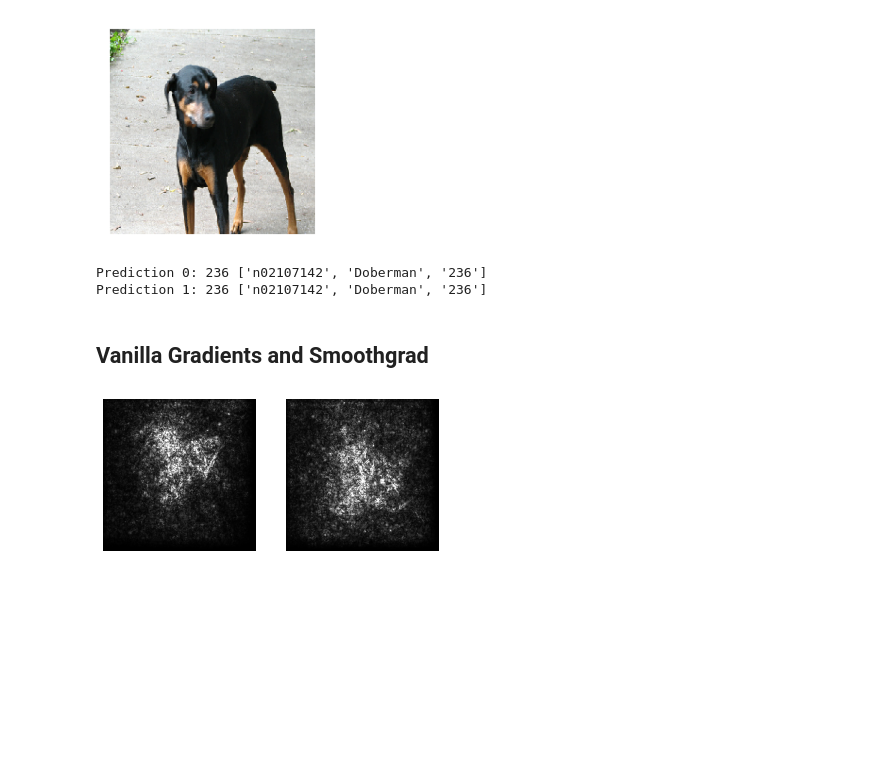
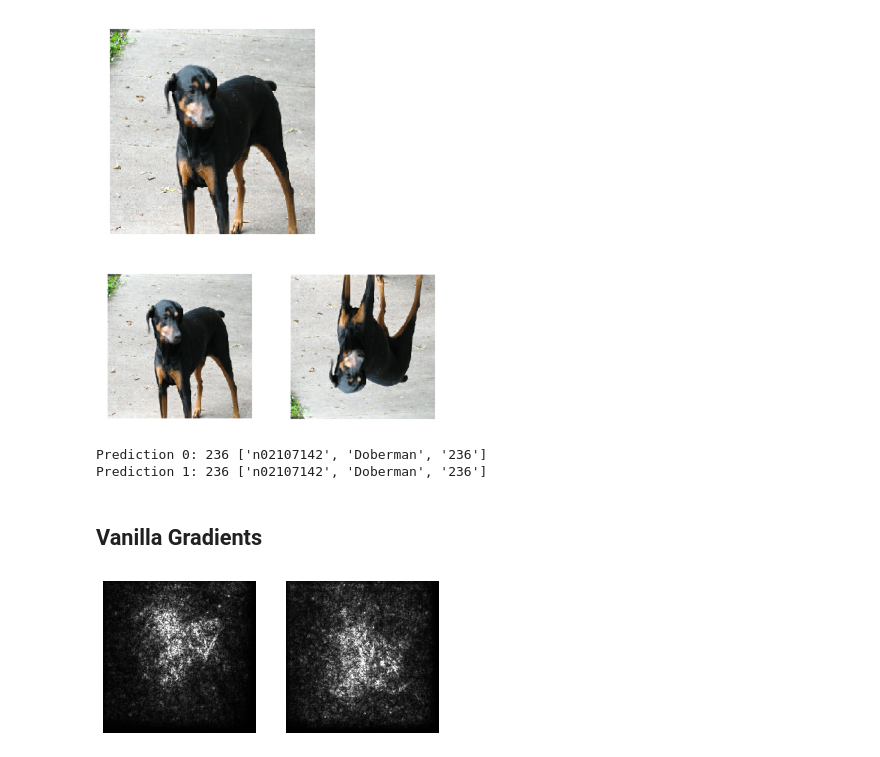
Before and after one commit to aboggust/interpretability-methods, a Jupyter notebook: examples/interpretability_examples.ipynb, the cells around one changed output. Drawn from its saved outputs; the diff is of its cells as text; code cells hidden in the pictures; blank space fills up the shorter version.

```diff
--- a/examples/interpretability_examples.ipynb
+++ b/examples/interpretability_examples.ipynb
@@ -38,18 +40,31 @@ def load_image(file_path):
     im = np.asarray(im)
     return im / 127.5 - 1.0 # normalize -1 to 1 for inception
 
-def show_image(im, title='', ax=None):
+def show_image(im, ax=None):
     if ax is None:
-        plt.figure()
-    plt.axis('off')
+        _, ax = plt.subplots(nrows=1, ncols=1)
+    ax.axis('off')
     im = ((im + 1) * 127.5).astype(np.uint8)
-    plt.imshow(im)
-    plt.title(title)
+    ax.imshow(im)
+
+def show_batch(batch):
+    batch_size = batch.shape[0]
+    fig, axes = plt.subplots(nrows=1, ncols=batch_size)
+    for i, image in enumerate(batch):
+        show_image(image, axes[i])
 
 IMAGE = load_image('./doberman.png')
 show_image(IMAGE)
 # %% [output]
 [figure]
+# %%
+# Make Test Image Batch
+input_instance = torch.from_numpy(IMAGE.transpose(2, 0, 1)).cuda().float()[:3, :, :]
+input_instance_flipped = torch.from_numpy(np.flip(IMAGE.transpose(2, 0, 1), axis=1).copy()).cuda().float()[:3, :, :]
+input_batch = torch.stack([input_instance, input_instance_flipped])
+show_batch(input_batch.detach().cpu().numpy().transpose(0, 2, 3, 1))
+# %% [output]
+[figure, added]
 # %%
 # Predict Image Class
 with open('/home/aboggust/data/imagenet/labels.json', 'r') as f:
@@ -65,7 +77,7 @@ for i, prediction in enumerate(predictions):
 Prediction 0: 236 ['n02107142', 'Doberman', '236']
 Prediction 1: 236 ['n02107142', 'Doberman', '236']
 # %% [markdown]
-## Vanilla Gradients and Smoothgrad
+## Vanilla Gradients
 # %%
 vanilla_gradients = VanillaGradients(MODEL)
 vanilla_gradient_masks = vanilla_gradients.get_masks(input_batch)
```
Also changed, not shown: parts of 19 cells of this notebook.
